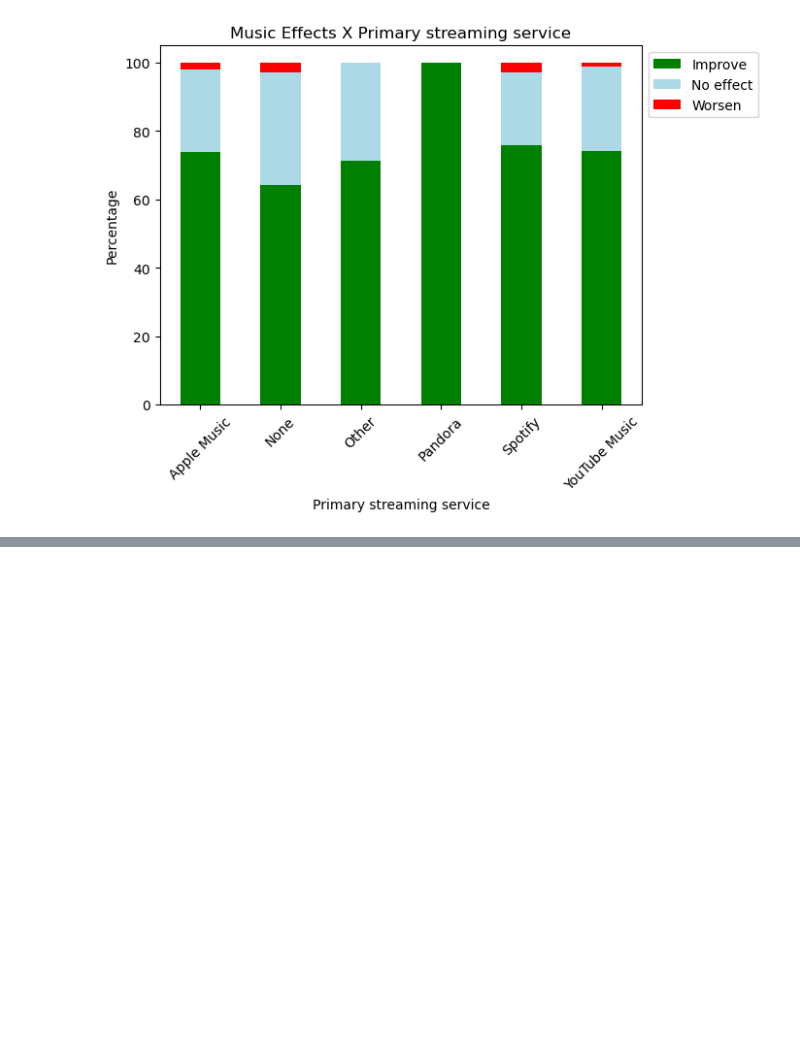
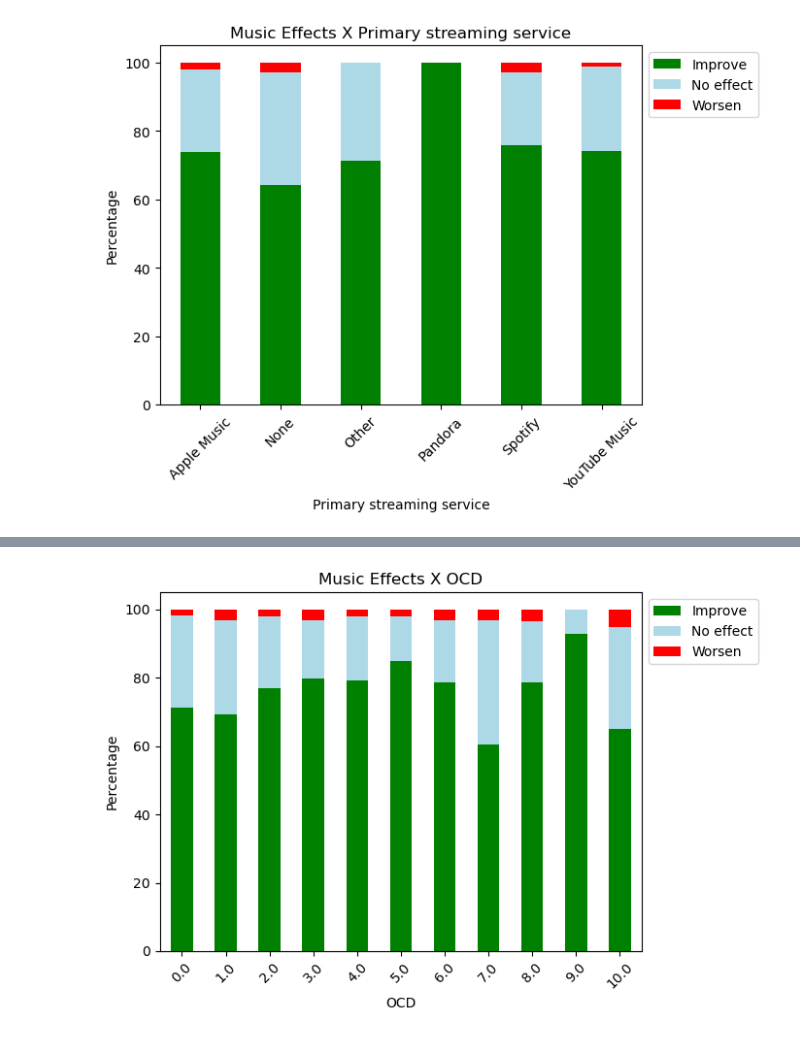
Before and after one commit to gabelsnider/Music-and-Mental-Health-DA, a Jupyter notebook: project/preliminary-notebooks/MxMH3.ipynb, the cells around one changed output, grey strips where cells are left out. Cells and saved outputs as stored; diff of their text form; code cells hidden in the pictures; blank space fills up the shorter version.

```diff
--- a/project/preliminary-notebooks/MxMH3.ipynb
+++ b/project/preliminary-notebooks/MxMH3.ipynb
@@ -108,0 +158,12 @@ plt.show()
+# %%
+colors = ['green', 'lightblue', 'red']
+df_filtered = df[df['OCD'] % 1 == 0]  # Keep only whole numbers
+crosstab = pd.crosstab(df_filtered['OCD'], df_filtered['Music effects'], normalize='index') * 100
+crosstab.plot(kind='bar', stacked=True, color=colors)
+plt.legend(bbox_to_anchor=(1, 1), loc='upper left')
+plt.xticks(rotation=45)
+plt.title('Music Effects X OCD')
+plt.ylabel('Percentage')
+plt.show()
+# %% [output]
+[figure, added]
```
Also changed, not shown: parts of 5 cells of this notebook.
